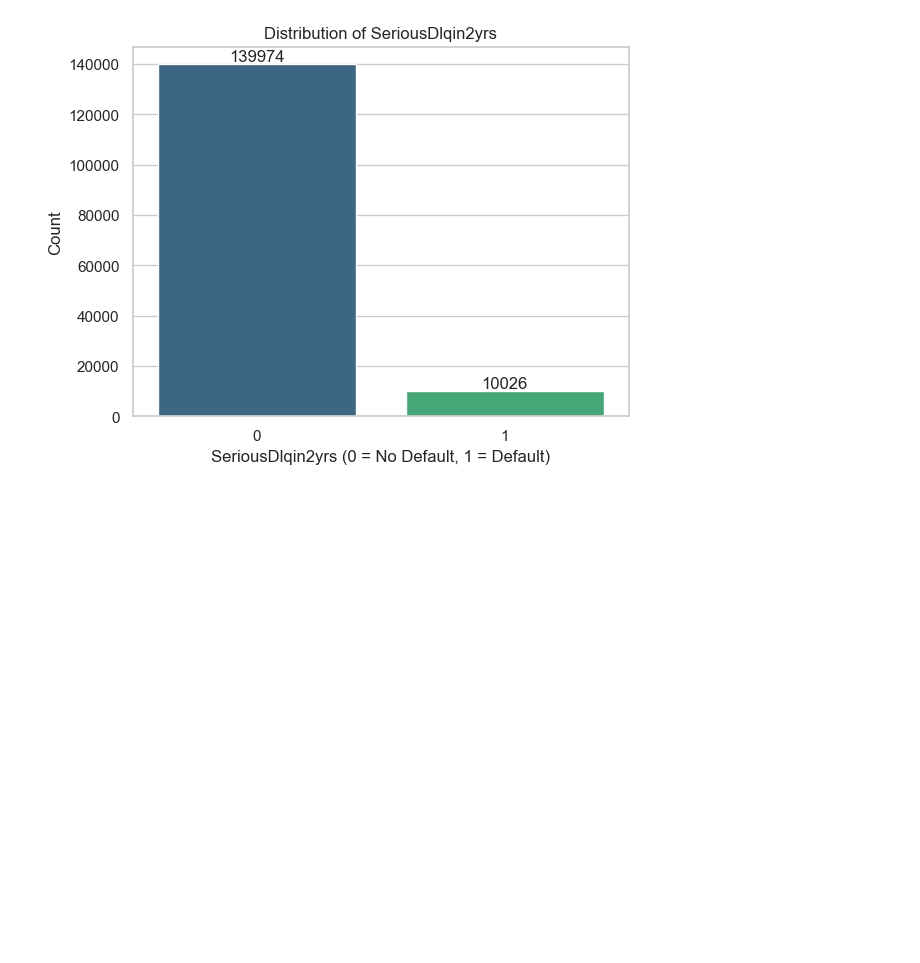
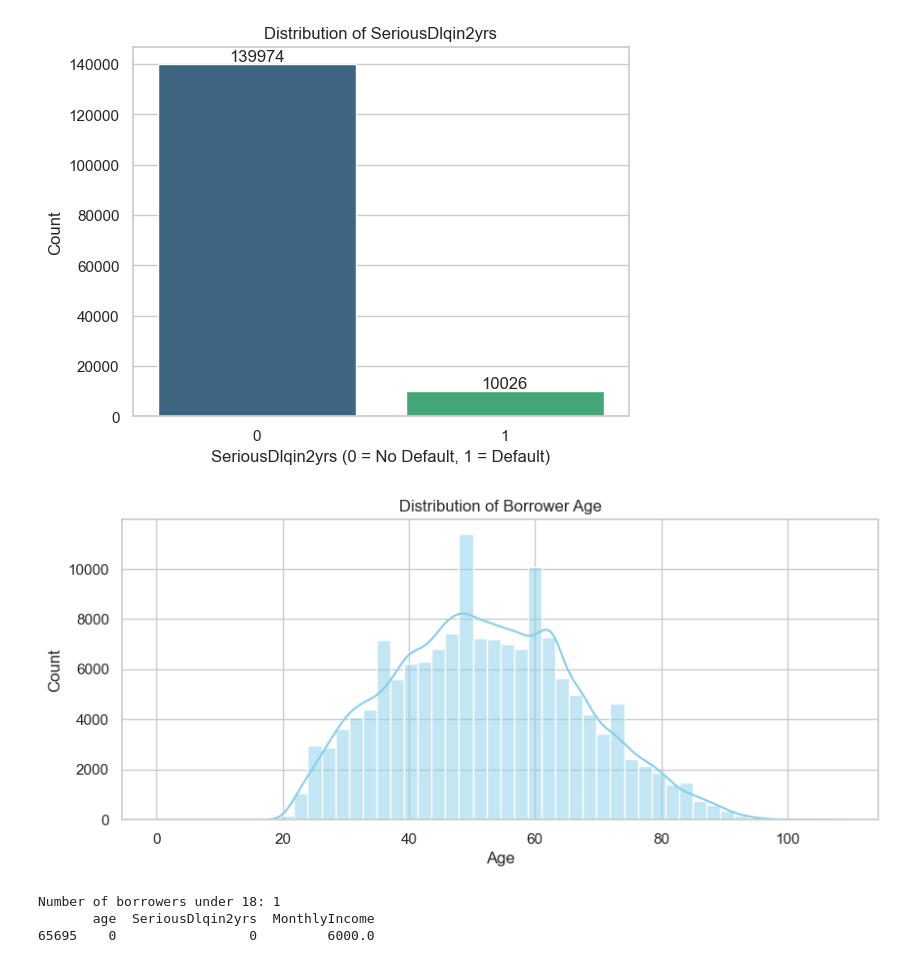
Before and after one commit to Praveenk2324/Credit-Risk-Scoring, a Jupyter notebook: notebooks/EDA.ipynb, the cells around one changed output. Saved outputs shown, nothing was run; the diff lists cells and outputs as text; code cells hidden in the pictures; blank space fills up the shorter version.

```diff
--- a/notebooks/EDA.ipynb
+++ b/notebooks/EDA.ipynb
@@ -136,3 +136,19 @@ Passing `palette` without assigning `hue` is deprecated and will be removed in v
 
   ax = sns.barplot(
 [figure]
+# %%
+plt.figure(figsize=(10, 4))
+sns.histplot(df['age'], bins=50, kde=True, color='skyblue')
+plt.title('Distribution of Borrower Age')
+plt.xlabel('Age')
+plt.show()
+# %% [output]
+[figure, added]
+# %%
+underage_borrowers = df[df['age'] < 18]
+print(f"Number of borrowers under 18: {len(underage_borrowers)}")
+print(underage_borrowers[['age', 'SeriousDlqin2yrs', 'MonthlyIncome']])
+# %% [output]
+Number of borrowers under 18: 1
+       age  SeriousDlqin2yrs  MonthlyIncome
+65695    0                 0         6000.0
```
Also changed, not shown: parts of 4 cells of this notebook.
